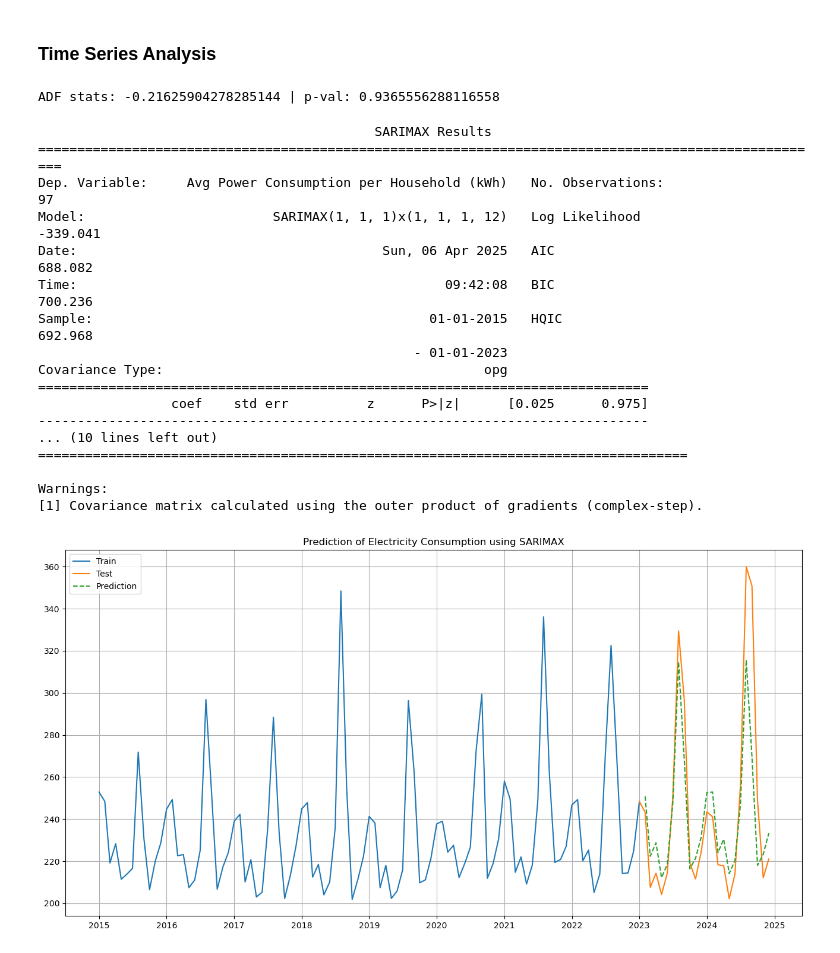
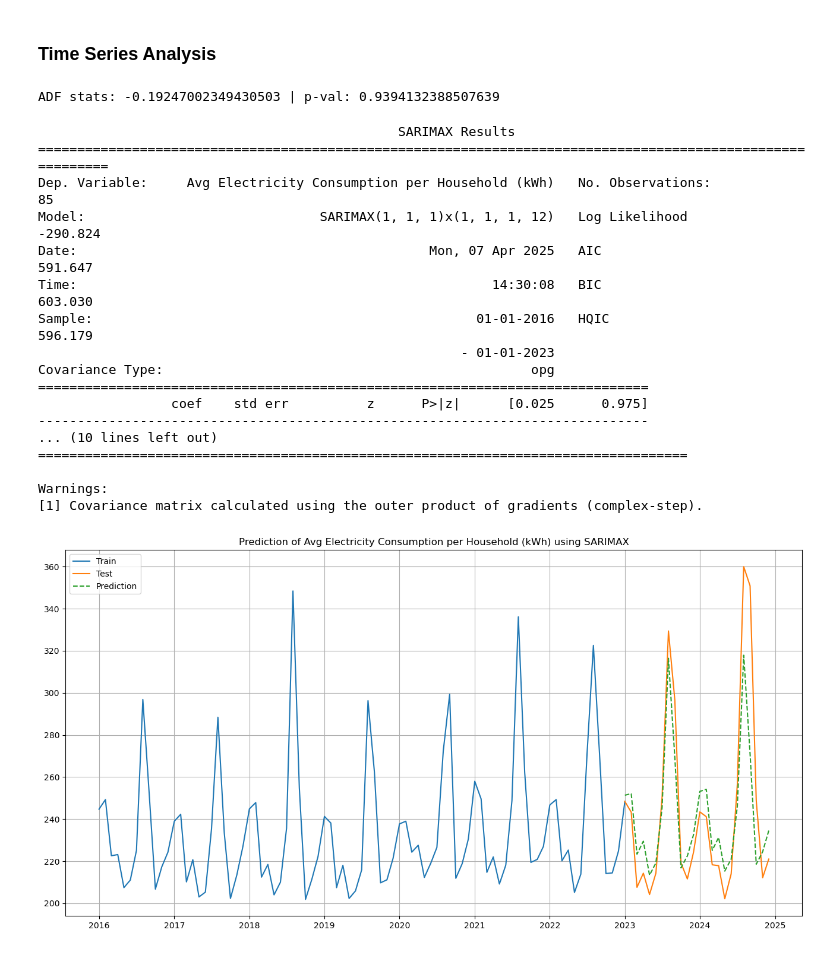
Before and after one commit to somnio-kimm/electricity_consumption_prediction, a Jupyter notebook: electricity_consumption_prediction.ipynb, the cells around one changed output. Saved outputs shown, nothing was run; the diff lists cells and outputs as text; code cells hidden in the pictures.

```diff
--- a/electricity_consumption_prediction.ipynb
+++ b/electricity_consumption_prediction.ipynb
@@ -1234,9 +1547,7 @@ KeyboardInterrupt:
 # %%
 # Load file
 df = pd.read_csv('data/cleaned/energy_consumption.csv')
-df['Date'] = pd.to_datetime(df['Date'])
+df['Date'] = pd.to_datetime(df[['Year', 'Month']].assign(DAY=1))
 df = df.drop(columns=['Year', 'Month'])
 df.set_index('Date', inplace=True)
 df.sort_index(inplace=True)
-y = df['Avg Electricity Consumption per Household (kWh)']
-y = y.resample('MS').mean()
@@ -1245,7 +1565,7 @@ y = y.resample('MS').mean()
 adf = adfuller(y.dropna())
 print(f"ADF stats: {adf[0]} | p-val: {adf[1]}")
 # %% [output]
-ADF stats: -0.21625904278285144 | p-val: 0.9365556288116558
+ADF stats: -0.19247002349430503 | p-val: 0.9394132388507639
 # %%
 # Split into train and test data
 date = '2023-01-01'
@@ -1256,15 +1576,15 @@ sarimax = SARIMAX(y_train, order=(1, 1, 1), seasonal_order=(1, 1, 1, 12))
 sarimax_fit = sarimax.fit()
 print(sarimax_fit.summary())
 # %% [output]
-                                           SARIMAX Results
-=====================================================================================================
-Dep. Variable:     Avg Power Consumption per Household (kWh)   No. Observations:                   97
-Model:                        SARIMAX(1, 1, 1)x(1, 1, 1, 12)   Log Likelihood                -339.041
-Date:                                       Sun, 06 Apr 2025   AIC                            688.082
-Time:                                               09:42:08   BIC                            700.236
-Sample:                                           01-01-2015   HQIC                           692.968
-                                                - 01-01-2023
-Covariance Type:                                         opg
+                                              SARIMAX Results
+===========================================================================================================
+Dep. Variable:     Avg Electricity Consumption per Household (kWh)   No. Observations:                   85
+Model:                              SARIMAX(1, 1, 1)x(1, 1, 1, 12)   Log Likelihood                -290.824
+Date:                                             Mon, 07 Apr 2025   AIC                            591.647
+Time:                                                     14:30:08   BIC                            603.030
+Sample:                                                 01-01-2016   HQIC                           596.179
+                                                      - 01-01-2023
+Covariance Type:                                               opg
 ==============================================================================
                  coef    std err          z      P>|z|      [0.025      0.975]
 ------------------------------------------------------------------------------
@@ -1275,17 +1595,16 @@ Warnings:
 [1] Covariance matrix calculated using the outer product of gradients (complex-step).
 # %%
 # Prediction
-y_pred = sarimax_fit.forecast(steps=len(y_test))
-y_pred.index = y_test.index + pd.DateOffset(months=1)
+y_pred = sarimax_fit.get_prediction(start=y_test.index[0], end=y_test.index[-1])
 # %%
 # Forecast
 plt.figure(figsize=(16, 8))
 plt.plot(y_train, label='Train')
 plt.plot(y_test, label='Test')
-plt.plot(y_pred[:-1], label='Prediction', linestyle='--')
+plt.plot(y_pred.predicted_mean, label='Prediction', linestyle='--')
 plt.legend()
-plt.title("Prediction of Electricity Consumption using SARIMAX")
+plt.title(f"Prediction of {title} using SARIMAX")
 plt.grid()
 plt.show()
 # %% [output]
-[figure, old version]
+[figure, new version]
```
Also changed, not shown: parts of 23 cells of this notebook, 15 other files.
